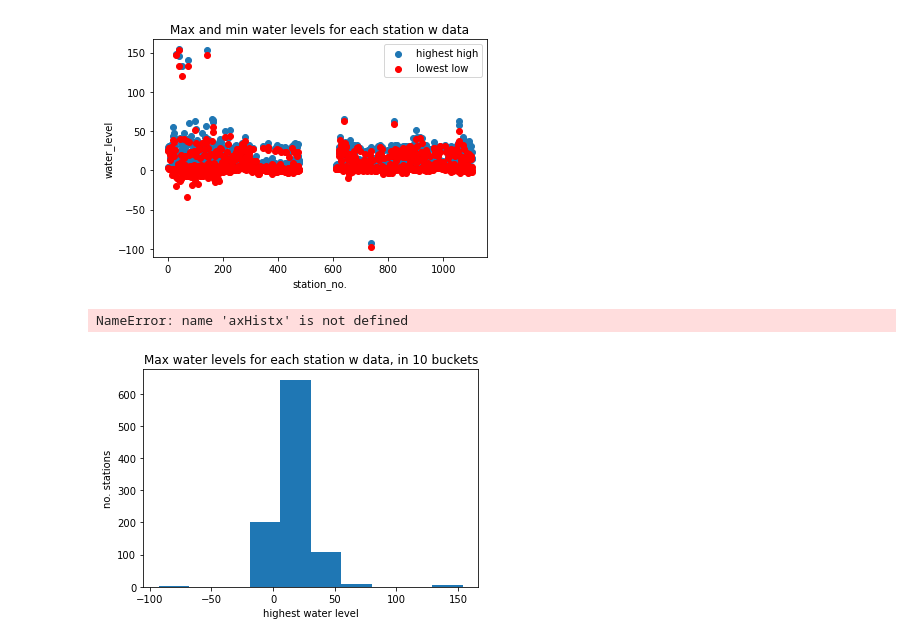
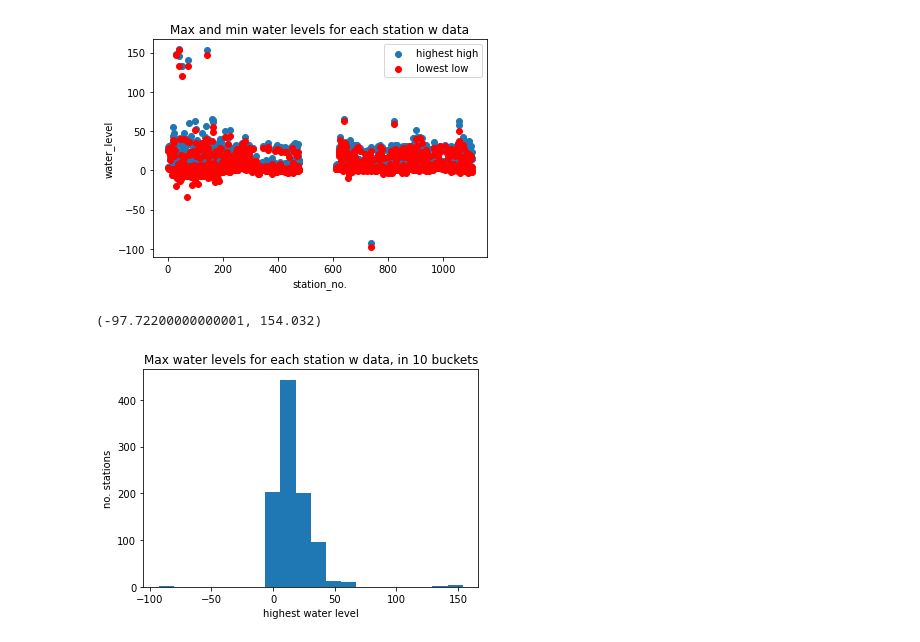
Before and after one commit to samuel-casey/CA_Premium, a Jupyter notebook: notebook/Tidal range.ipynb, the cells around one changed output. Saved outputs shown, nothing was run; the diff lists cells and outputs as text; code cells hidden in the pictures.

```diff
--- a/notebook/Tidal range.ipynb
+++ b/notebook/Tidal range.ipynb
@@ -85,37 +85,39 @@ all_stations = ['8730667', '8739803','8731952', '8737138', '8736897', '8735184',
 highest_highs = []
 lowest_lows = []
 path = "C:\\CA_Premium\\tides_vis\\csvs\\tide_predictions\\"
 
 ex = 0
 exes = []
 
 for station in all_stations:
     index = all_stations.index(station)
     file_name = path + all_stations[index] + "_2020.csv"
     df = pd.read_csv(file_name)
     if df.water_level.empty == False:
         max_level = max(df.water_level)
         min_level = min(df.water_level)
         highest_highs.append(max_level)
         lowest_lows.append(min_level)
         ex += 1
         exes.append(ex)
 
 
 highest_high = max(highest_highs)
 lowest_low = min(lowest_lows)
-max_min_water_levels = (highest_high, lowest_low)
+max_min_water_levels = (lowest_low, highest_high)
 
-highs = plt.hist(highest_highs, 10)
+print(max_min_water_levels)
 
-plt.title('Max water levels for each station w data, in 10 buckets')
+highs = plt.hist(highest_highs, 20)
+
+plt.title('Max water levels for each station w data, in 20 buckets')
 plt.xlabel('highest water level')
 plt.ylabel('no. stations')
-axHistx.set_xticks([0, 1, 2, 3, 4, 5, 6, 7, 8, 9, 10])
-#plt.xticks(highs, [i for i in range(1,11)])
+
+
 
 
 plt.show()
 # %% [output]
-NameError: name 'axHistx' is not defined
+(-97.72200000000001, 154.032)
-[figure, old version]
+[figure, new version]
```
Also changed, not shown: parts of 5 cells of this notebook, 8 other files.
